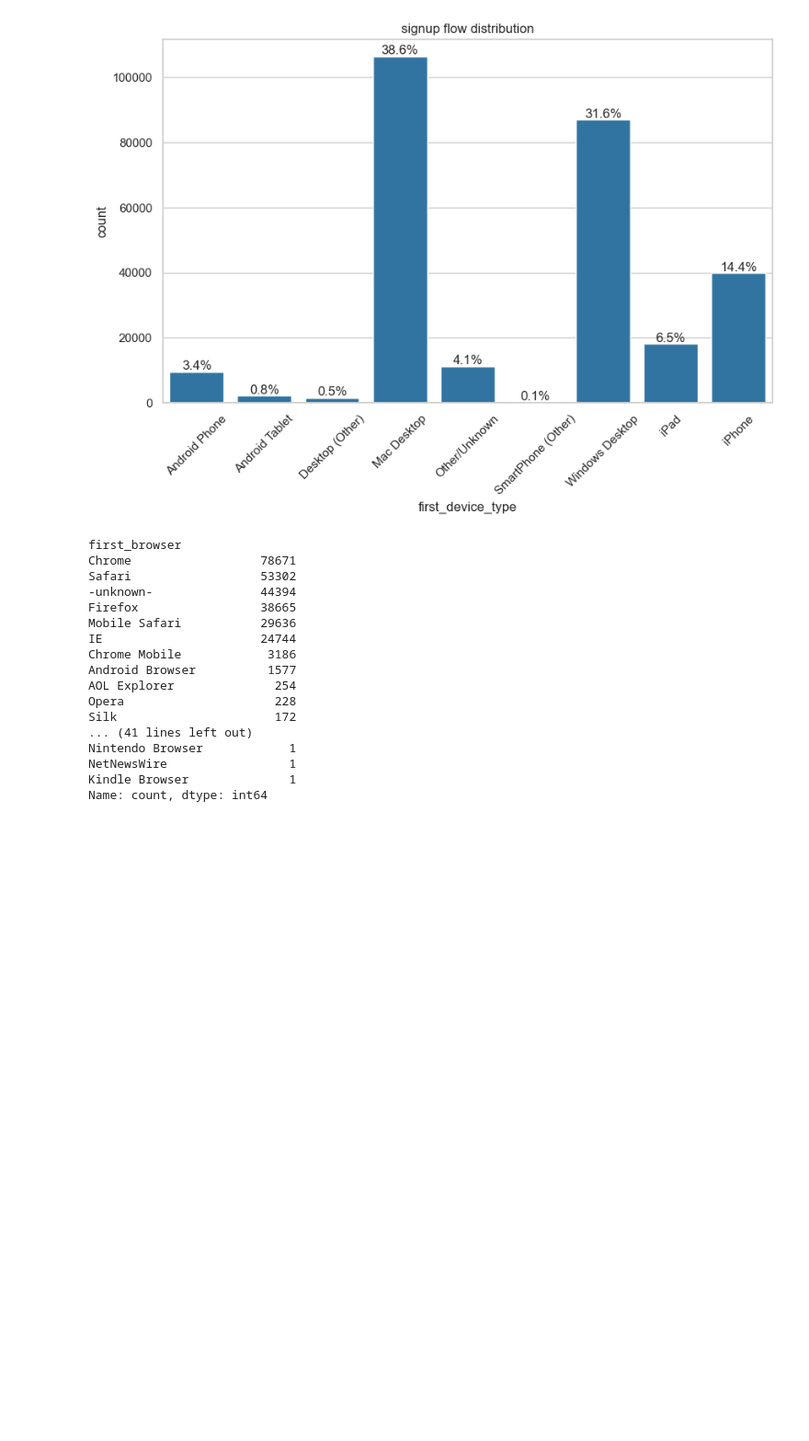
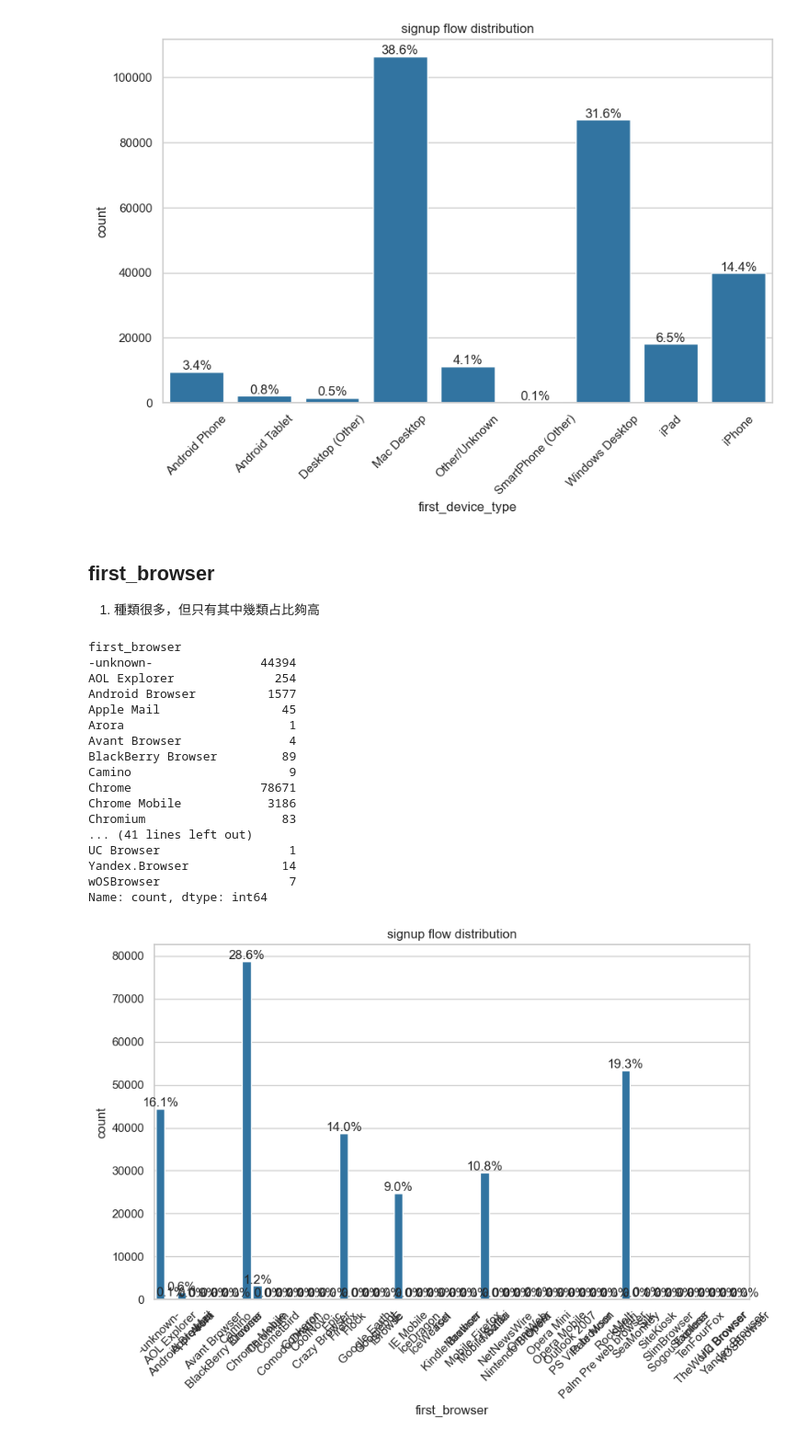
Before and after one commit to yoyocookie/airbnb_analysis, a Jupyter notebook: notebooks/test.ipynb, the cells around one changed output. Shown at 92% size. Saved outputs shown, nothing was run; the diff lists cells and outputs as text; code cells hidden in the pictures; blank space fills up the shorter version.

Commit message:
time visualize

```diff
--- a/notebooks/test.ipynb
+++ b/notebooks/test.ipynb
@@ -17,11 +17,11 @@ pd.reset_option('display.max_rows')
 c:\Users\oscar\Desktop\VS_CODE\airbnb_analysis\notebooks
 # %%
 #load data
-df_age_gender = pd.read_csv('../data/raw/age_gender_bkts.csv')
-df_countries = pd.read_csv('../data/raw/countries.csv')
-df_sessions = pd.read_csv('../data/raw/sessions.csv')
-df_train = pd.read_csv('../data/raw/train_users_2.csv')
-df_test = pd.read_csv('../data/raw/test_users.csv')
+df_age_gender = pd.read_csv('C:/Users/oscar/Desktop/VS_CODE/raw_data/age_gender_bkts.csv')
+df_countries = pd.read_csv('C:/Users/oscar/Desktop/VS_CODE/raw_data/countries.csv')
+df_sessions = pd.read_csv('C:/Users/oscar/Desktop/VS_CODE/raw_data/sessions.csv')
+df_train = pd.read_csv('C:/Users/oscar/Desktop/VS_CODE/raw_data/train_users_2.csv')
+df_test = pd.read_csv('C:/Users/oscar/Desktop/VS_CODE/raw_data/test_users.csv')
 # %%
 df_all = pd.concat((df_train,df_test),axis= 0 ,ignore_index= True)
 # %%
@@ -562,37 +562,41 @@ iPad                   18036
 iPhone                 39814
 Name: count, dtype: int64
 [figure]
+# %% [markdown]
+## first_browser
+1. 種類很多，但只有其中幾類占比夠高
 # %%
-first_device_type_counts = df_all['first_device_type'].value_counts().sort_index()
+first_browser_counts = df_all['first_browser'].value_counts().sort_index()
 total_count = len(df_all)
 
 
-print(first_device_type_counts)
+print(first_browser_counts)
 
 plt.figure(figsize=(10,6))
-sns.countplot(data=df_all,x='first_device_type', order=first_device_type_counts.index)
+sns.countplot(data=df_all,x='first_browser', order=first_browser_counts.index)
 plt.title('signup flow distribution')
 # 旋轉X軸的字標籤
 plt.xticks(rotation=45)
 # 添加標籤
-for index, value in enumerate(first_device_type_counts):
+for index, value in enumerate(first_browser_counts):
     percentage = f"{(value / total_count) * 100:.1f}%"  # 計算百分比
     plt.text(index, value + 0.1, percentage, ha='center', va='bottom', fontsize=12)
 # %% [output]
 first_browser
+-unknown-               44394
+AOL Explorer              254
+Android Browser          1577
+Apple Mail                 45
+Arora                       1
+Avant Browser               4
+BlackBerry Browser         89
+Camino                      9
 Chrome                  78671
-Safari                  53302
--unknown-               44394
-Firefox                 38665
-Mobile Safari           29636
-IE                      24744
 Chrome Mobile            3186
-Android Browser          1577
-AOL Explorer              254
-Opera                     228
-Silk                      172
+Chromium                   83
 ... (41 lines left out)
-Nintendo Browser            1
-NetNewsWire                 1
-Kindle Browser              1
+UC Browser                  1
+Yandex.Browser             14
+wOSBrowser                  7
 Name: count, dtype: int64
+[figure, added]
```
Also changed, not shown: parts of 11 cells of this notebook.
